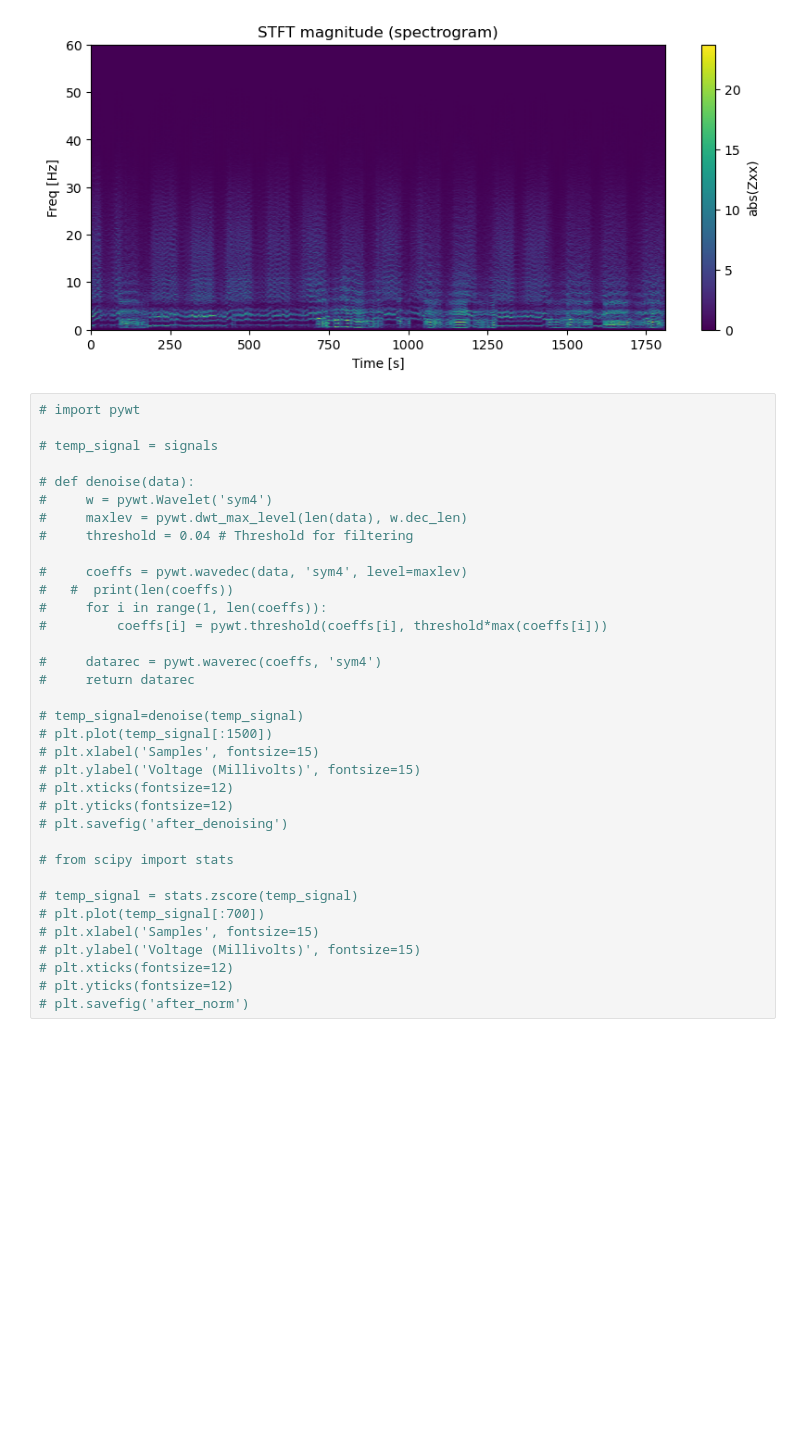
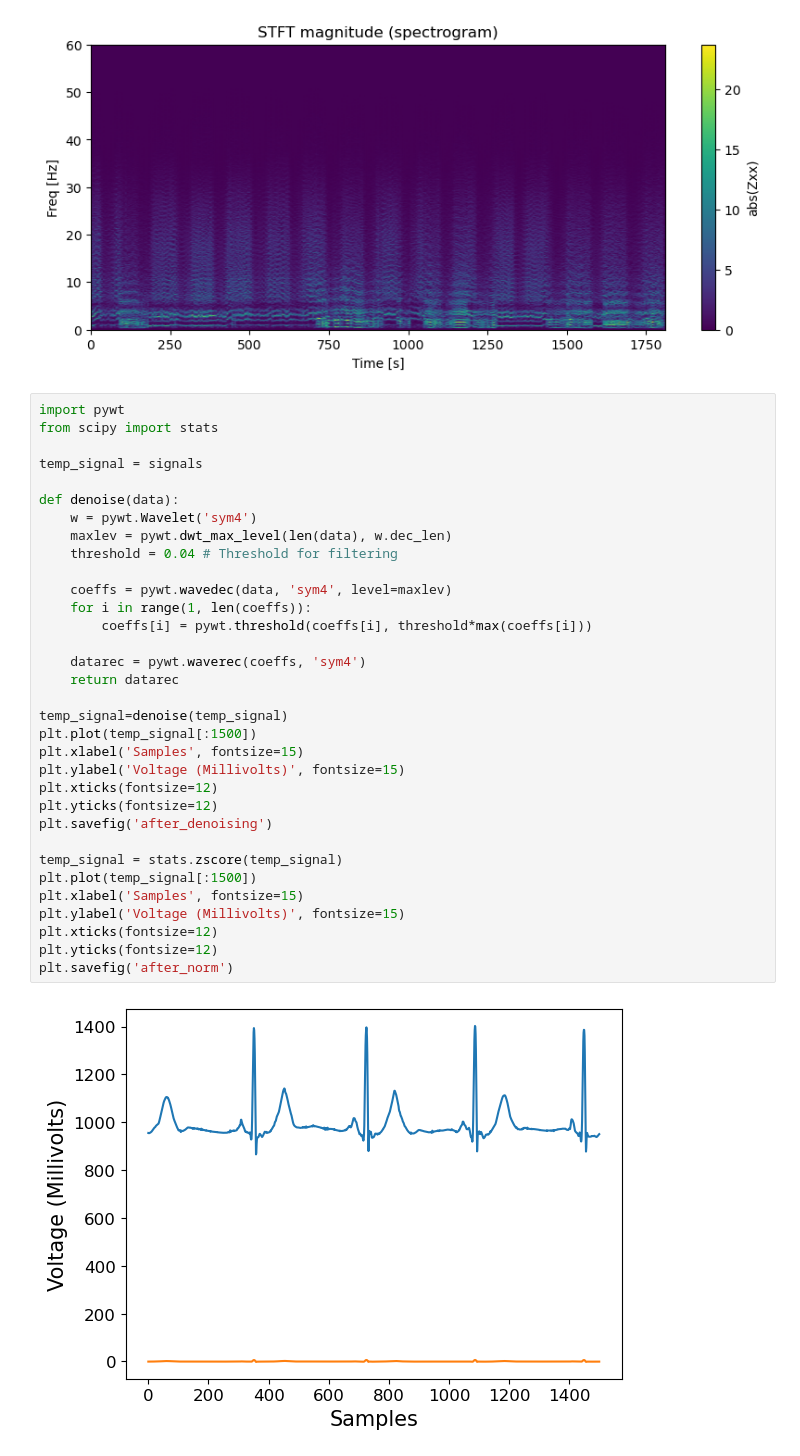
Before and after one commit to BitRuby/CVNN-ECG-Classification, a Jupyter notebook: Fourier_ECG.ipynb, the cells around one changed output. Saved outputs shown, nothing was run; the diff lists cells and outputs as text; blank space fills up the shorter version.

```diff
--- a/Fourier_ECG.ipynb
+++ b/Fourier_ECG.ipynb
@@ -126,37 +126,37 @@ plt.show()
 # %% [output]
 [figure]
 # %%
-# import pywt
+import pywt
+from scipy import stats
 
-# temp_signal = signals
+temp_signal = signals
 
-# def denoise(data):
-#     w = pywt.Wavelet('sym4')
-#     maxlev = pywt.dwt_max_level(len(data), w.dec_len)
-#     threshold = 0.04 # Threshold for filtering
+def denoise(data):
+    w = pywt.Wavelet('sym4')
+    maxlev = pywt.dwt_max_level(len(data), w.dec_len)
+    threshold = 0.04 # Threshold for filtering
 
-#     coeffs = pywt.wavedec(data, 'sym4', level=maxlev)
-#   #  print(len(coeffs))
-#     for i in range(1, len(coeffs)):
-#         coeffs[i] = pywt.threshold(coeffs[i], threshold*max(coeffs[i]))
+    coeffs = pywt.wavedec(data, 'sym4', level=maxlev)
+    for i in range(1, len(coeffs)):
+        coeffs[i] = pywt.threshold(coeffs[i], threshold*max(coeffs[i]))
 
-#     datarec = pywt.waverec(coeffs, 'sym4')
-#     return datarec
+    datarec = pywt.waverec(coeffs, 'sym4')
+    return datarec
 
-# temp_signal=denoise(temp_signal)
-# plt.plot(temp_signal[:1500])
-# plt.xlabel('Samples', fontsize=15)
-# plt.ylabel('Voltage (Millivolts)', fontsize=15)
-# plt.xticks(fontsize=12)
-# plt.yticks(fontsize=12)
-# plt.savefig('after_denoising')
+temp_signal=denoise(temp_signal)
+plt.plot(temp_signal[:1500])
+plt.xlabel('Samples', fontsize=15)
+plt.ylabel('Voltage (Millivolts)', fontsize=15)
+plt.xticks(fontsize=12)
+plt.yticks(fontsize=12)
+plt.savefig('after_denoising')
 
-# from scipy import stats
-
-# temp_signal = stats.zscore(temp_signal)
-# plt.plot(temp_signal[:700])
-# plt.xlabel('Samples', fontsize=15)
-# plt.ylabel('Voltage (Millivolts)', fontsize=15)
-# plt.xticks(fontsize=12)
-# plt.yticks(fontsize=12)
-# plt.savefig('after_norm')
+temp_signal = stats.zscore(temp_signal)
+plt.plot(temp_signal[:1500])
+plt.xlabel('Samples', fontsize=15)
+plt.ylabel('Voltage (Millivolts)', fontsize=15)
+plt.xticks(fontsize=12)
+plt.yticks(fontsize=12)
+plt.savefig('after_norm')
+# %% [output]
+[figure, added]
```
Also changed, not shown: 5 other files.
